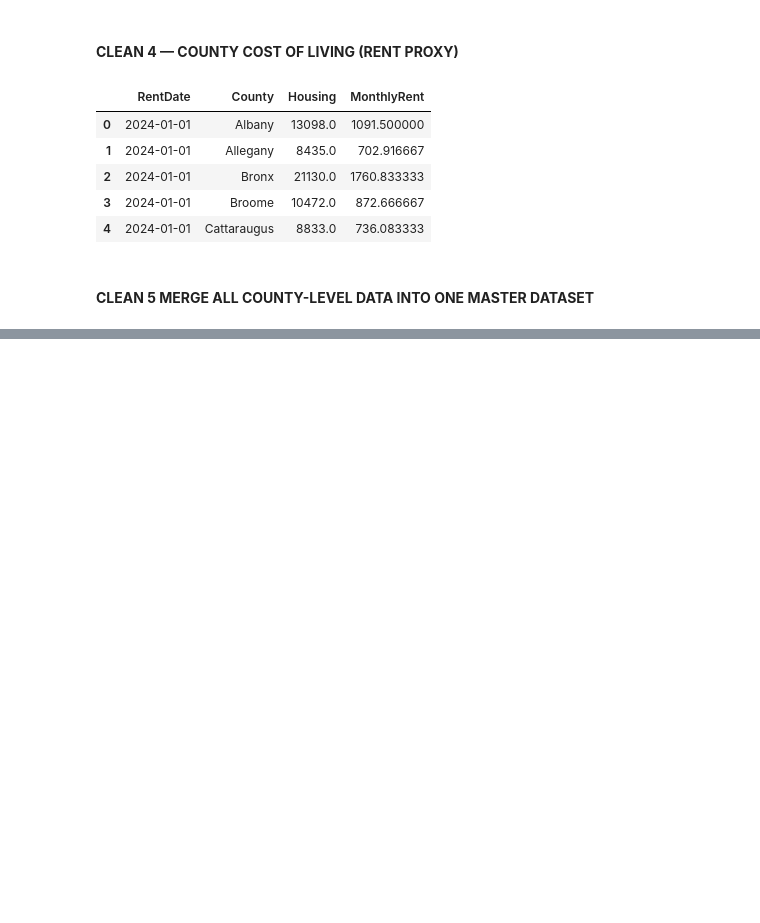
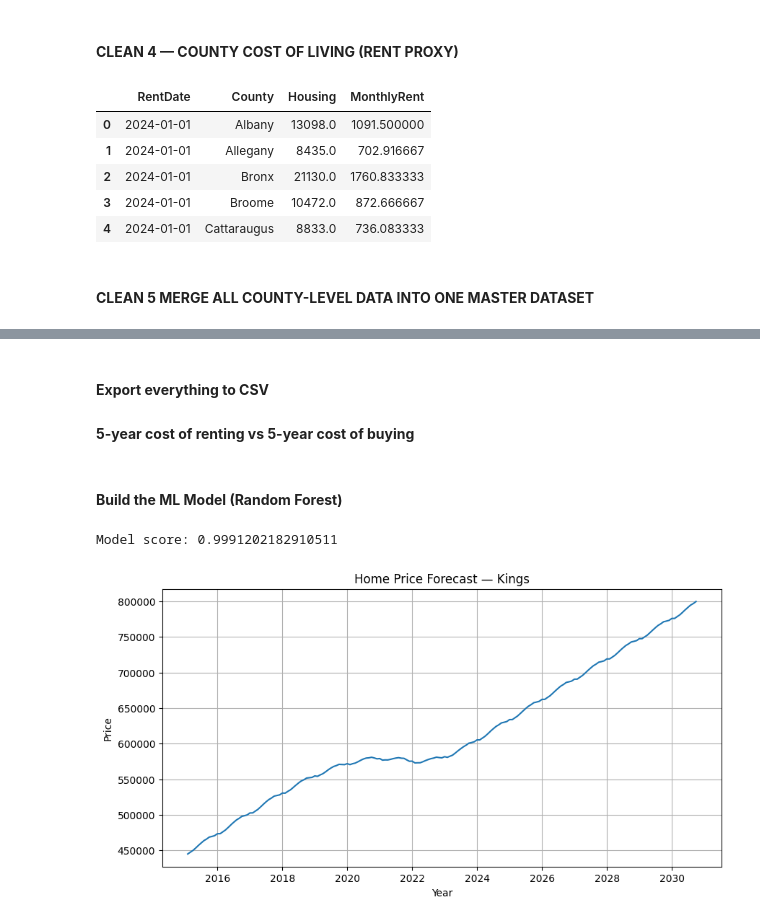
Before and after one commit to datasheng/csc46000-team-project-housekeeping, a Jupyter notebook: Train_a_model_for_DS.ipynb, the cells around one changed output, grey strips where cells are left out. Drawn from its saved outputs; the diff is of its cells as text; code cells hidden in the pictures; blank space fills up the shorter version.

```diff
--- a/Train_a_model_for_DS.ipynb
+++ b/Train_a_model_for_DS.ipynb
@@ -172,0 +362,6 @@ county_merged.to_csv("County_merges_clean.csv", index=False)
+# %% [markdown]
+#### **Export everything to CSV**
+#### **5-year cost of renting vs 5-year cost of buying**
+# %%
+all_prophet = pd.concat(county_forecasts.values(), ignore_index=True)
+all_prophet.to_csv("home_price_forecasts.csv", index=False)
@@ -172,0 +370,34 @@ county_merged.to_csv("County_merges_clean.csv", index=False)
+# %% [markdown]
+#### **Build the ML Model (Random Forest)**
+# %%
+ml_df = county_merged[[
+    "HomePrice", "Mortgage Rate", "TaxAmount", "MonthlyRent", "Year"
+]].dropna()
+
+X = ml_df.drop(columns=["HomePrice"])
+y = ml_df["HomePrice"]
+
+X_train, X_test, y_train, y_test = train_test_split(X, y, test_size=0.2)
+
+model = RandomForestRegressor(n_estimators=300)
+model.fit(X_train, y_train)
+
+print("Model score:", model.score(X_test, y_test))
+# %% [output]
+Model score: 0.9991202182910511
+# %%
+import matplotlib.pyplot as plt
+
+county = "Kings"
+
+df_plot = all_prophet[all_prophet["County"] == county]
+
+plt.figure(figsize=(10,5))
+plt.plot(df_plot["ds"], df_plot["yhat"])
+plt.title(f"Home Price Forecast — {county}")
+plt.ylabel("Price")
+plt.xlabel("Year")
+plt.grid(True)
+plt.show()
+# %% [output]
+[figure, added]
```
Also changed, not shown: parts of 25 cells of this notebook, 3 other files.
